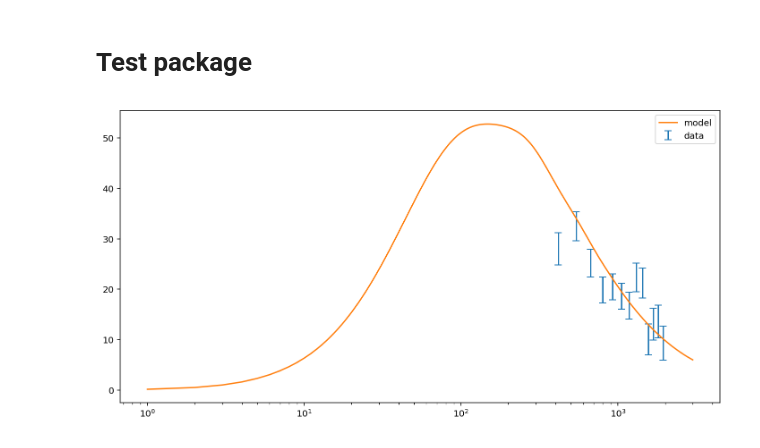
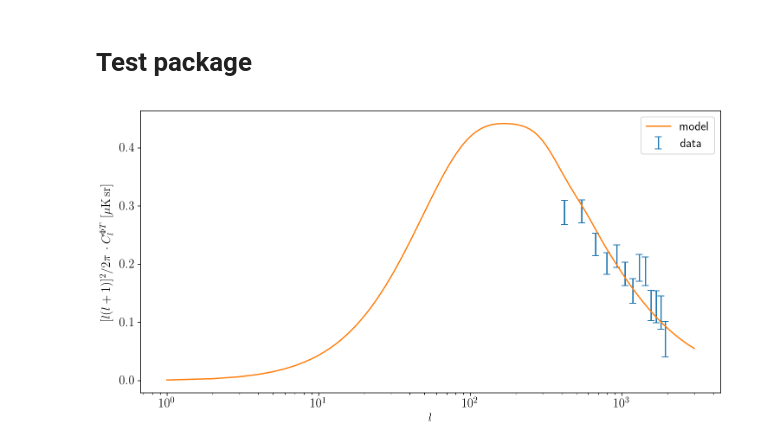
Before and after one commit to DanielLenz/CIBinfo, a Jupyter notebook: notebooks/crosspower.ipynb, the cells around one changed output. Drawn from its saved outputs; the diff is of its cells as text; code cells hidden in the pictures.

```diff
--- a/notebooks/crosspower.ipynb
+++ b/notebooks/crosspower.ipynb
@@ -9,13 +9,11 @@ In this notebook, we demonstrate the use of `cibinfo` to extract and visualize t
 The autoreload extension is already loaded. To reload it, use:
   %reload_ext autoreload
 # %%
-import itertools as it
-
 import numpy as np
-import pandas as pd
 import matplotlib.pyplot as plt
 from matplotlib import rcParams
 rcParams['figure.figsize'] = (12, 6)
+rcParams['font.size'] = 14
+rcParams['text.usetex'] = True
 
 from cibinfo.powerspectra import crosslensing as cxp
-from cibinfo import this_project as P
@@ -74,26 +20,28 @@ plt.semilogx();
 # %% [markdown]
 # Test package
 # %%
-p13 = cxp.Planck2013(857, unit='uK*sr')
-model = cxp.Model(857, unit='uK*sr')
+p13 = cxp.Planck2013(545, unit='uK*sr')
+model = cxp.Model(545, unit='uK*sr')
 # %%
 # data
 plt.errorbar(
     p13.l,
     p13.l3Cl,
     yerr=p13.dl3Cl,
     label='data',
     ls='None',
     capsize=4.)
 
 # sim
 plt.plot(
     model.l,
     model.l3Cl,
     label='model',)
 
 # labels & legend
 plt.legend()
+plt.xlabel(r'$l$')
+plt.ylabel(r'$[l(l+1)]^2/2\pi\,\cdot C_l^{\Phi T}\ [\mu\rm K\, sr]$')
 plt.semilogx();
 # %% [output]
-[figure, old version]
+[figure, new version]
```
Also changed, not shown: parts of 7 cells of this notebook.
